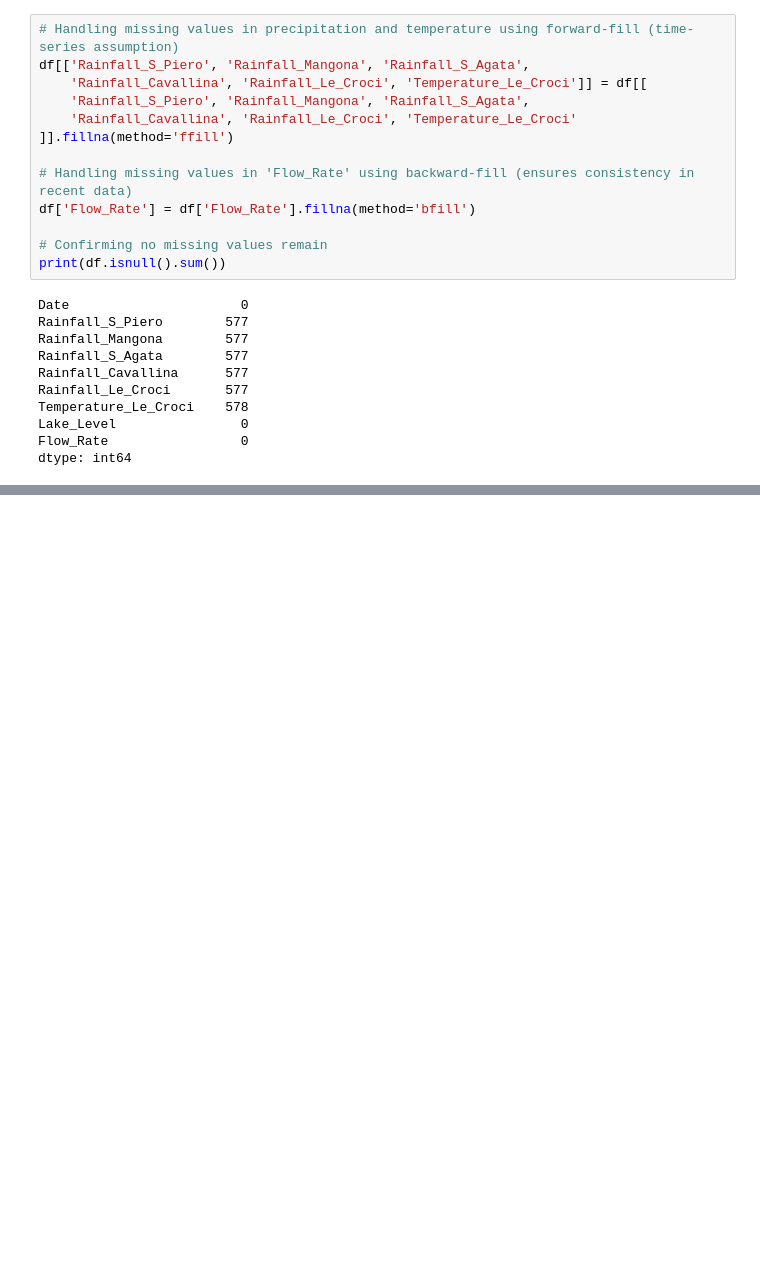
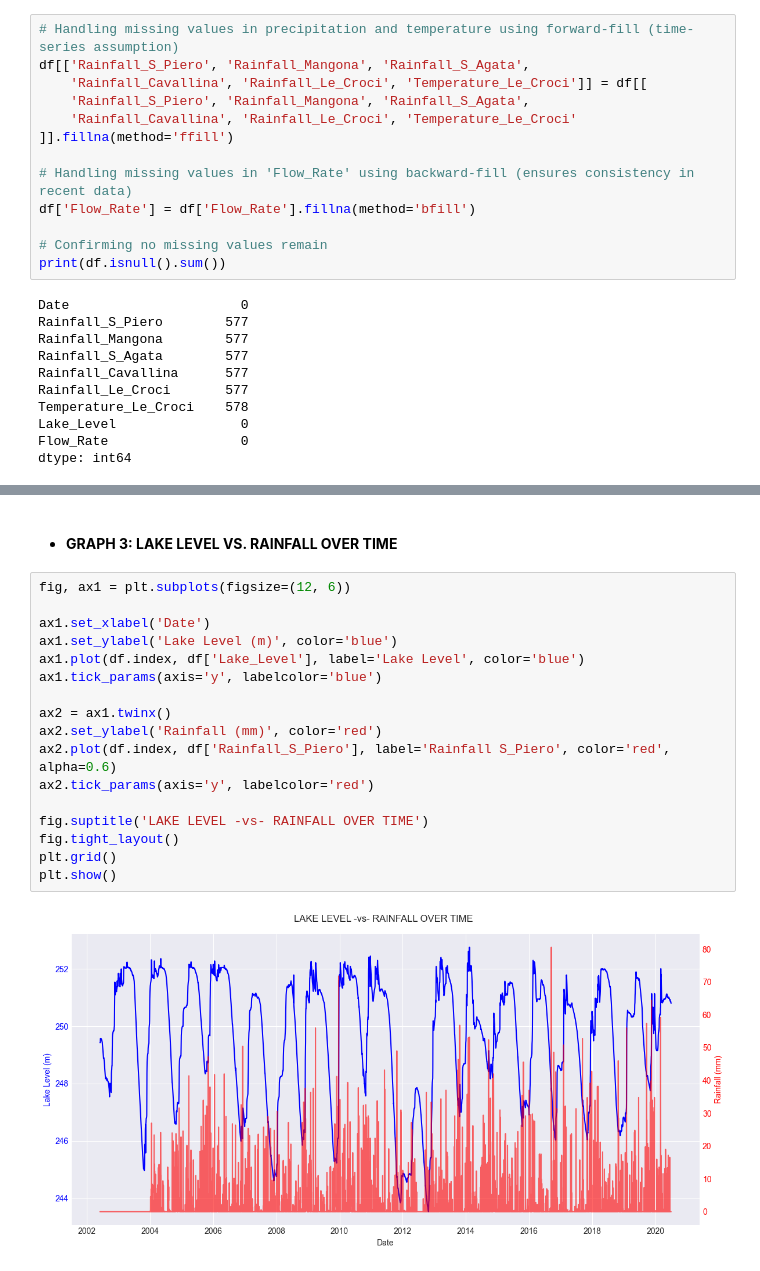
Before and after one commit to jenuzho/SMART-WATER-ANALYTICS-Times-Series, a Jupyter notebook: src/explore.ipynb, the cells around one changed output, grey strips where cells are left out. Drawn from its saved outputs; the diff is of its cells as text; blank space fills up the shorter version.

```diff
--- a/src/explore.ipynb
+++ b/src/explore.ipynb
@@ -370,0 +601,23 @@ dtype: int64
+# %% [markdown]
+<br>
+
+- **GRAPH 3: LAKE LEVEL VS. RAINFALL OVER TIME**
+# %%
+fig, ax1 = plt.subplots(figsize=(12, 6))
+
+ax1.set_xlabel('Date')
+ax1.set_ylabel('Lake Level (m)', color='blue')
+ax1.plot(df.index, df['Lake_Level'], label='Lake Level', color='blue')
+ax1.tick_params(axis='y', labelcolor='blue')
+
+ax2 = ax1.twinx()
+ax2.set_ylabel('Rainfall (mm)', color='red')
+ax2.plot(df.index, df['Rainfall_S_Piero'], label='Rainfall S_Piero', color='red', alpha=0.6)
+ax2.tick_params(axis='y', labelcolor='red')
+
+fig.suptitle('LAKE LEVEL -vs- RAINFALL OVER TIME')
+fig.tight_layout()
+plt.grid()
+plt.show()
+# %% [output]
+[figure, added]
```
Also changed, not shown: parts of 27 cells of this notebook.
